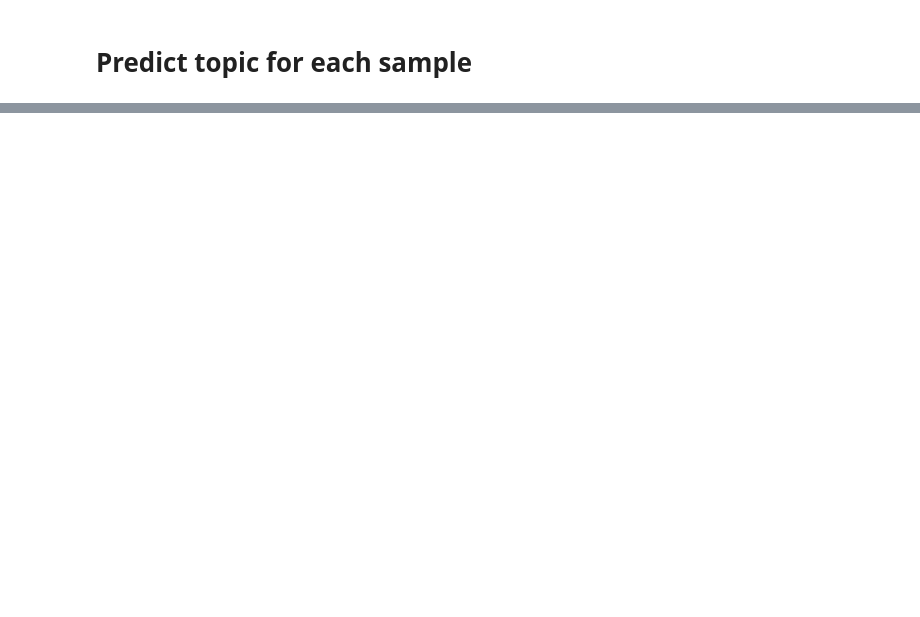
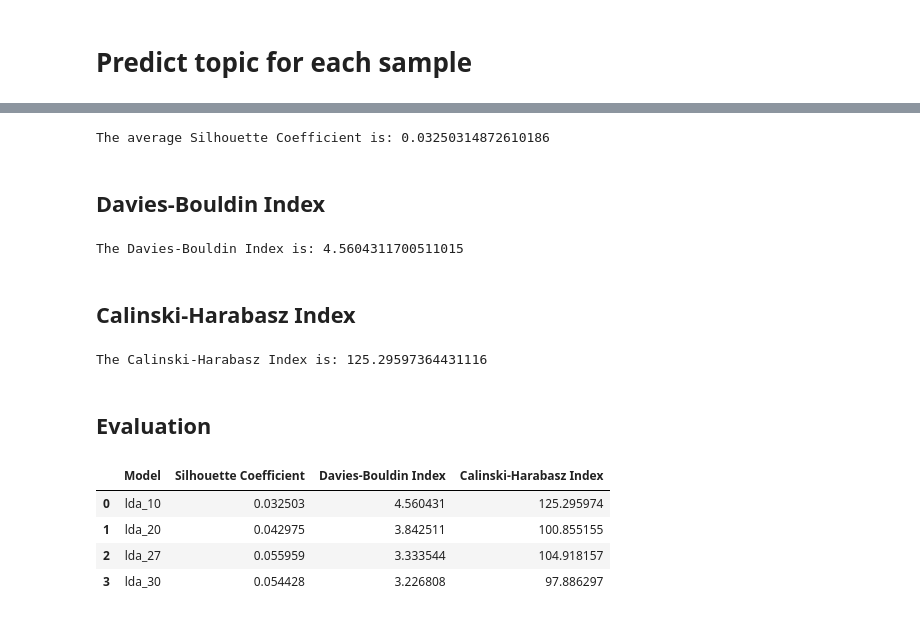
Before and after one commit to RepoMining/LDA_Abstract_README, a Jupyter notebook: lda_predict/abstract_predict.ipynb, the cells around one changed output, grey strips where cells are left out. Drawn from its saved outputs; the diff is of its cells as text; code cells hidden in the pictures; blank space fills up the shorter version.

```diff
--- a/lda_predict/abstract_predict.ipynb
+++ b/lda_predict/abstract_predict.ipynb
@@ -74,0 +93,54 @@ doc_topic
+# %%
+from sklearn.metrics import silhouette_score
+silhouette_avg = silhouette_score(tfidf, doc_topic['topic'])
+# 1 is best
+print("The average Silhouette Coefficient is:", silhouette_avg)
+# %% [output]
+The average Silhouette Coefficient is: 0.03250314872610186
+# %% [markdown]
+## Davies-Bouldin Index
+# %%
+from sklearn.metrics import davies_bouldin_score
+db_index = davies_bouldin_score(tfidf.toarray(), doc_topic['topic'])
+
+print("The Davies-Bouldin Index is:", db_index)
+# %% [output]
+The Davies-Bouldin Index is: 4.5604311700511015
+# %% [markdown]
+## Calinski-Harabasz Index
+# %%
+from sklearn.metrics import calinski_harabasz_score
+ch_index = calinski_harabasz_score(tfidf.toarray(), doc_topic['topic'])
+
+print("The Calinski-Harabasz Index is:", ch_index)
+# %% [output]
+The Calinski-Harabasz Index is: 125.29597364431116
+# %% [markdown]
+## Evaluation
+# %%
+def evaluate(X, labels, lda)
+    silhouette_avg = silhouette_score(X, labels)
+    db_index = davies_bouldin_score(X.toarray(), labels)
+    ch_index = calinski_harabasz_score(X.toarray(), labels)
+    return [lda, silhouette_avg, db_index, ch_index]
+
+performance = []
+for n_t in n_topics:
+    lda = load(lda_ModelPath + "lda_" + str(n_topics[n_t]) + ".pt")
+    rows = []
+    for idx, doc in enumerate(tfidf):
+        distribution = lda.transform(doc)
+        topic_id = np.argmax(distribution)
+        data = [docLst[idx], distribution, topic_id]
+        rows.append(data)
+    doc_topic = pd.DataFrame(rows, columns=['doc', 'distribution', 'topic'])
+    performance.append(evaluate(tfidf, doc_topic['topic'], "lda_"+str(n_t)))
+
+performance = pd.DataFrame(performance, columns=['Model', 'Silhouette Coefficient', 'Davies-Bouldin Index', 'Calinski-Harabasz Index'])
+performance
+# %% [output]
+|  | Model | Silhouette Coefficient | Davies-Bouldin Index | Calinski-Harabasz Index |
+| 0 | lda_10 | 0.032503 | 4.560431 | 125.295974 |
+| 1 | lda_20 | 0.042975 | 3.842511 | 100.855155 |
+| 2 | lda_27 | 0.055959 | 3.333544 | 104.918157 |
+| 3 | lda_30 | 0.054428 | 3.226808 | 97.886297 |
```
Also changed, not shown: parts of 5 cells of this notebook, 4 other files.
